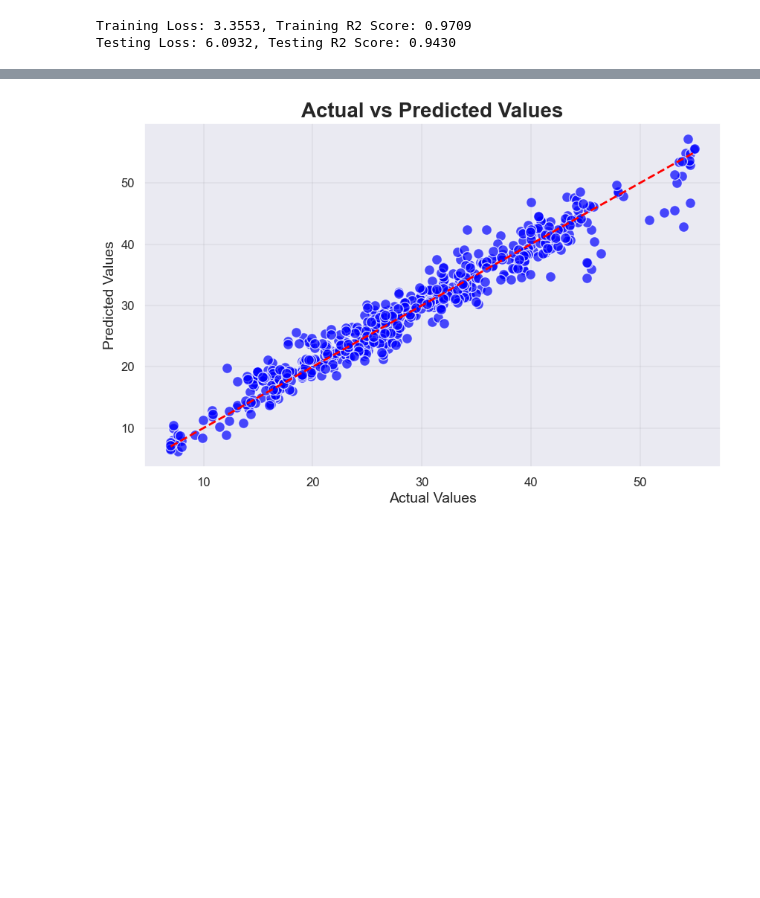
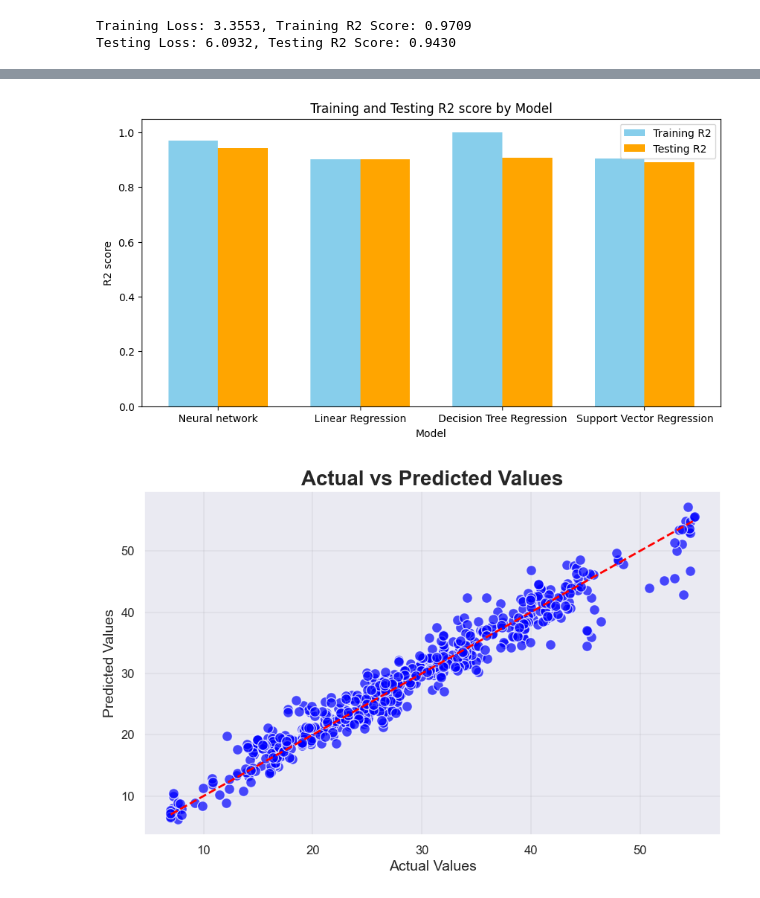
Before and after one commit to Samaresh-16/Parkinson_deepLearning, a Jupyter notebook: Codes/UPDRS.ipynb, the cells around one changed output, grey strips where cells are left out. Saved outputs shown, nothing was run; the diff lists cells and outputs as text; code cells hidden in the pictures; blank space fills up the shorter version.

```diff
--- a/Codes/UPDRS.ipynb
+++ b/Codes/UPDRS.ipynb
@@ -207,3 +354,49 @@ Testing Loss: 6.0932, Testing R2 Score: 0.9430
+# %%
+import matplotlib.pyplot as plt
+import numpy as np
+
+# Model names
+models = ['Neural network', 'Linear Regression', 'Decision Tree Regression','Support Vector Regression']
+
+# Create a figure and a set of subplots
+fig, ax = plt.subplots(figsize=(10, 5))
+
+
+
+# Set the bar width
+bar_width = 0.35
+
+# Positions of the left bar boundaries
+bar_l = np.arange(len(r2_trn))
+
+# Positions of the x-axis ticks (center of the bars as bar labels)
+tick_pos = [i + (bar_width / 2) for i in bar_l]
+
+# Create the total score for each participant
+totals = [i + j for i, j in zip(r2_trn, r2_test)]
+
+# Create a bar plot for each score
+trn_bar = ax.bar(bar_l, r2_trn, width=bar_width, label='Training R2', color='skyblue')
+test_bar = ax.bar(bar_l + bar_width, r2_test, width=bar_width, label='Testing R2', color='orange')
+
+# Set the y label
+ax.set_ylabel('R2 score')
+
+# Set the x label
+ax.set_xlabel('Model')
+
+# Set the title
+ax.set_title('Training and Testing R2 score by Model')
+
+# Set the x ticks with names
+ax.set_xticks(tick_pos)
+ax.set_xticklabels(models)
+
+# Adding the legend and showing the plot
+ax.legend()
+plt.show()
+# %% [output]
+[figure, added]
 # %%
 import matplotlib.pyplot as plt
 import seaborn as sns
```
Also changed, not shown: parts of 4 cells of this notebook, 2 other files.
